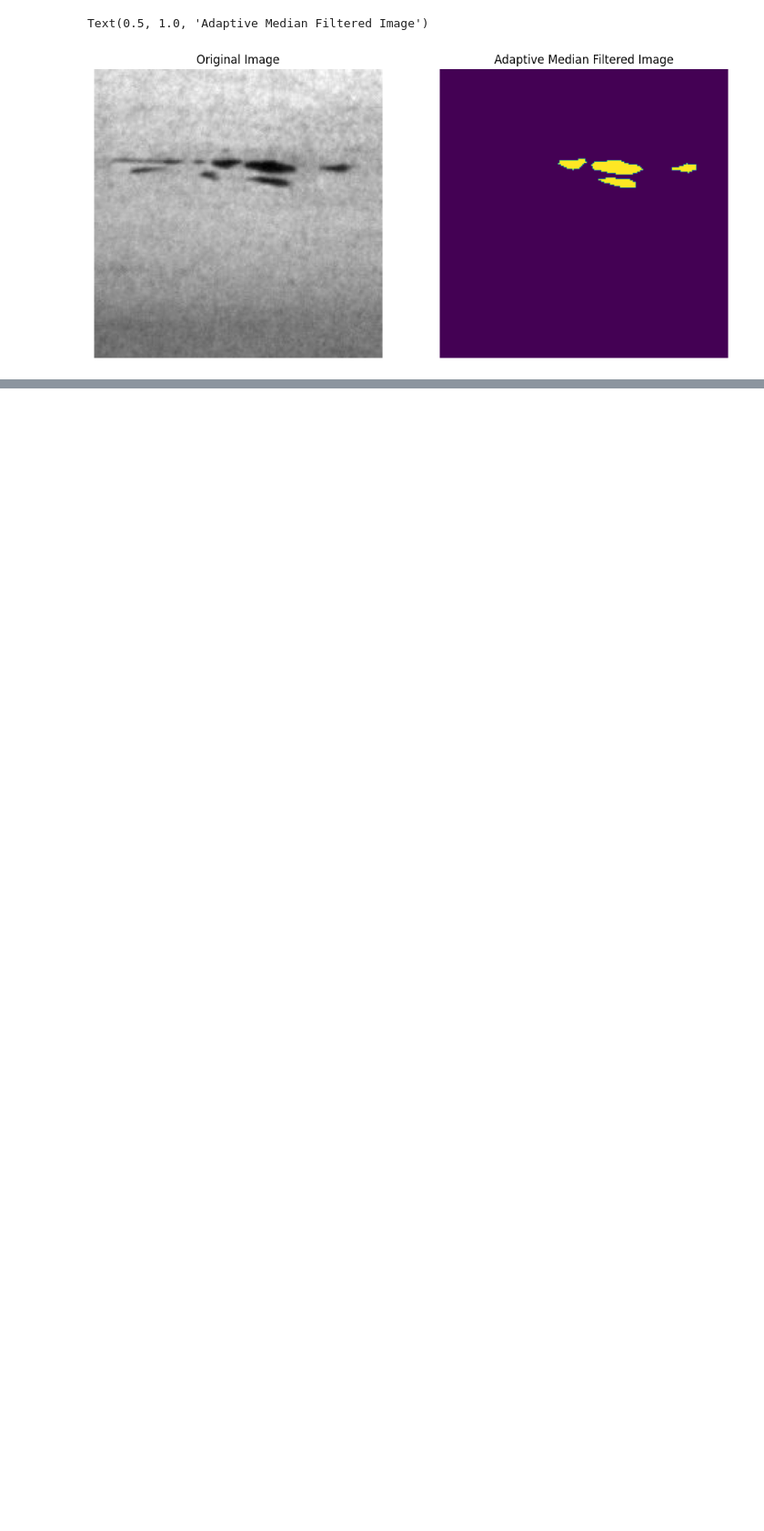
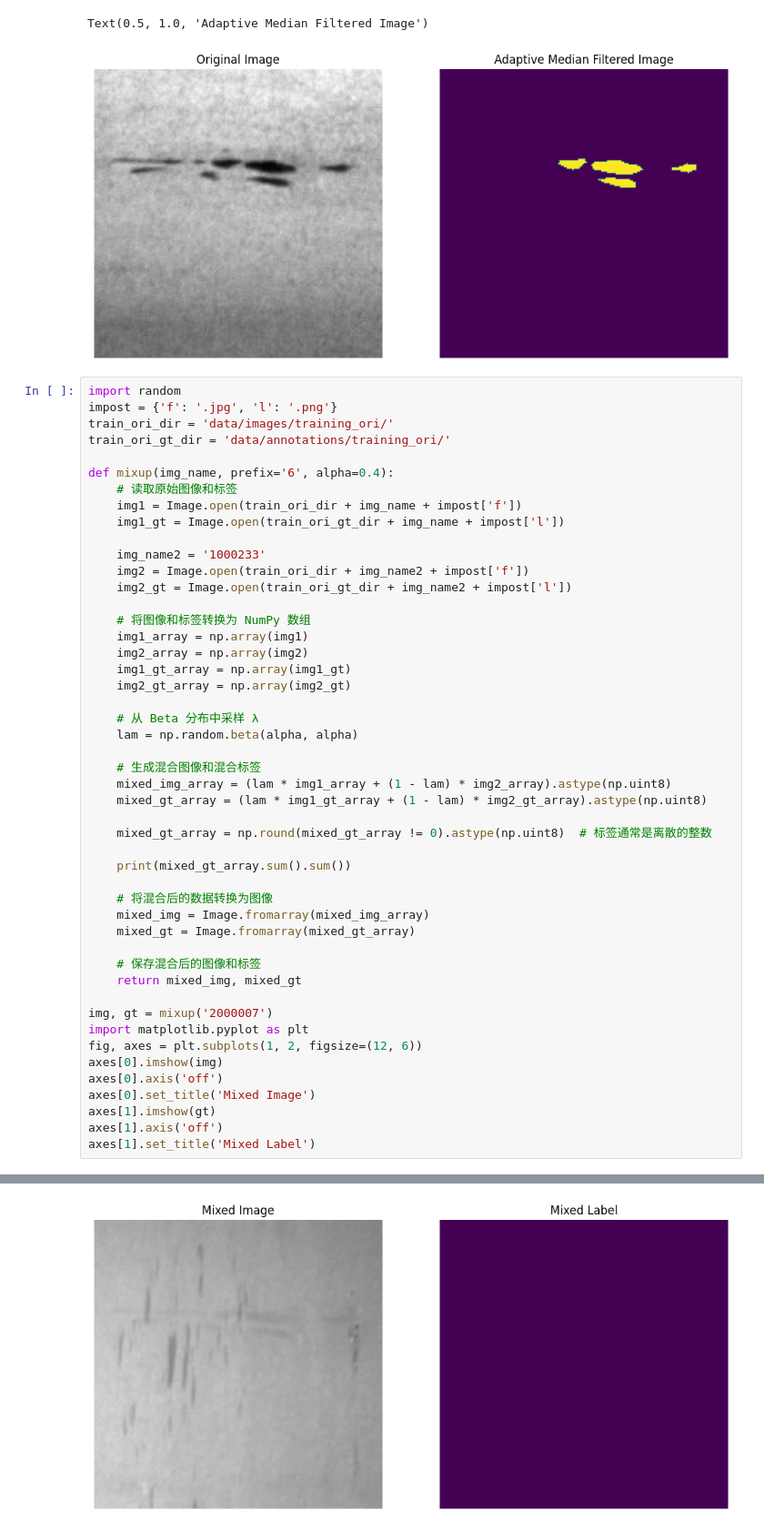
Before and after one commit to ymir-twice/-, a Jupyter notebook: vis_result.ipynb, the cells around one changed output, grey strips where cells are left out. Shown at 91% size. Saved outputs shown, nothing was run; the diff lists cells and outputs as text; blank space fills up the shorter version.

```diff
--- a/vis_result.ipynb
+++ b/vis_result.ipynb
@@ -360,3 +358,52 @@ axes[1].set_title('Adaptive Median Filtered Image')
 # %% [output]
 Text(0.5, 1.0, 'Adaptive Median Filtered Image')
 [figure]
+# %%
+import random
+impost = {'f': '.jpg', 'l': '.png'}
+train_ori_dir = 'data/images/training_ori/'
+train_ori_gt_dir = 'data/annotations/training_ori/'
+
+def mixup(img_name, prefix='6', alpha=0.4):
+    # 读取原始图像和标签
+    img1 = Image.open(train_ori_dir + img_name + impost['f'])
+    img1_gt = Image.open(train_ori_gt_dir + img_name + impost['l'])
+
+    img_name2 = '1000233'
+    img2 = Image.open(train_ori_dir + img_name2 + impost['f'])
+    img2_gt = Image.open(train_ori_gt_dir + img_name2 + impost['l'])
+
+    # 将图像和标签转换为 NumPy 数组
+    img1_array = np.array(img1)
+    img2_array = np.array(img2)
+    img1_gt_array = np.array(img1_gt)
+    img2_gt_array = np.array(img2_gt)
+
+    # 从 Beta 分布中采样 λ
+    lam = np.random.beta(alpha, alpha)
+
+    # 生成混合图像和混合标签
+    mixed_img_array = (lam * img1_array + (1 - lam) * img2_array).astype(np.uint8)
+    mixed_gt_array = (lam * img1_gt_array + (1 - lam) * img2_gt_array).astype(np.uint8)
+
+    mixed_gt_array = np.round(mixed_gt_array != 0).astype(np.uint8)  # 标签通常是离散的整数
+
+    print(mixed_gt_array.sum().sum())
+
+    # 将混合后的数据转换为图像
+    mixed_img = Image.fromarray(mixed_img_array)
+    mixed_gt = Image.fromarray(mixed_gt_array)
+
+    # 保存混合后的图像和标签
+    return mixed_img, mixed_gt
+
+img, gt = mixup('2000007')
+import matplotlib.pyplot as plt
+fig, axes = plt.subplots(1, 2, figsize=(12, 6))
+axes[0].imshow(img)
+axes[0].axis('off')
+axes[0].set_title('Mixed Image')
+axes[1].imshow(gt)
+axes[1].axis('off')
+axes[1].set_title('Mixed Label')
+# %% [output]
@@ -362,0 +412 @@ Text(0.5, 1.0, 'Adaptive Median Filtered Image')
+[figure, added]
```
Also changed, not shown: parts of 2 cells of this notebook, 6 other files.
